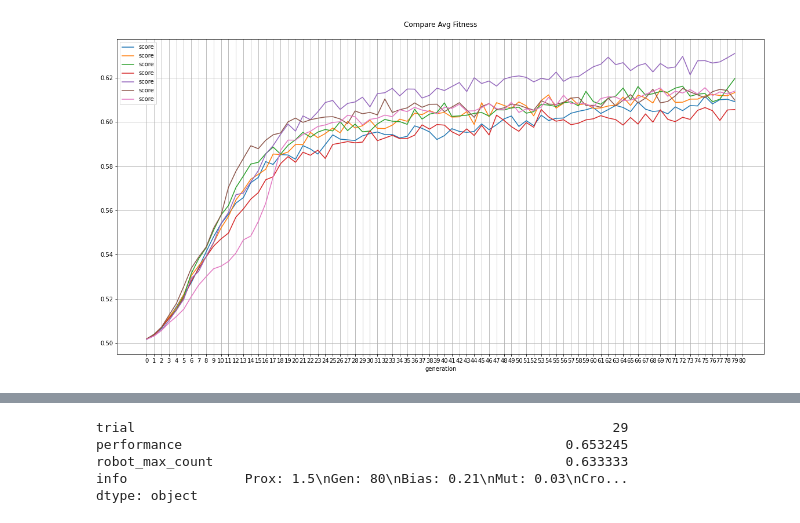
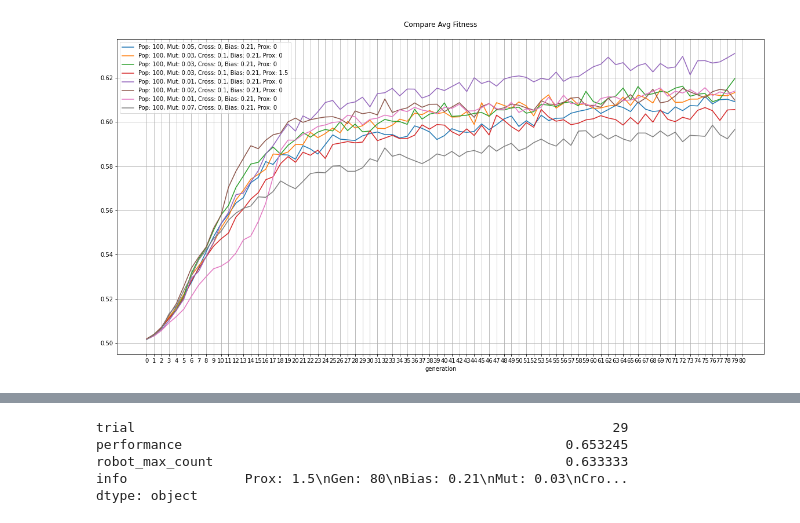
Before and after one commit to petretiandrea/progetto-robotici, a Jupyter notebook: robotics-viz/visualization.ipynb, the cells around one changed output, grey strips where cells are left out. Saved outputs shown, nothing was run; the diff lists cells and outputs as text; code cells hidden in the pictures.

```diff
--- a/robotics-viz/visualization.ipynb
+++ b/robotics-viz/visualization.ipynb
@@ -23,6 +23,10 @@ def extract_title(filename):
   info = extract_info(filename)
   title = "Population: %s, Generations %s, Mutation: %s, Cross: %s, Bias: %s, Proximity: %s, Trial %s" % (info['population'], info['generations'], info['mutation'], info['crossover'], info['bias'], info['proximity'], info['trials'])
   return title
+# %%
+def extract_info_str(filename):
+    info = extract_info(filename)
+    return "Pop: %s, Mut: %s, Cross: %s, Bias: %s, Prox: %s" % (info['population'], info['mutation'], info['crossover'], info['bias'], info['proximity'])
 # %%
 def plot_performance(basename, generation=-1, outliers=True, figsize=(22,10)):
   data = pd.read_csv(basename + ".csv", ";");
@@ -91,21 +110,26 @@ def avg_fitness(evolve_basename,figsize=(20,10), ax=None):
 # %%
 def compare_avg_fitness(*evolves, figsize=(20,10)):
     fig, ax = plt.subplots(figsize=figsize)
+    legend_labels = []
     for basename in evolves:
         data = pd.read_csv(basename + ".csv", ";")
         data = data.drop(['bn', 'genome'], axis=1)
         avg = data.groupby(['generation']).mean()
         avg.plot(ax=ax)
+        legend_labels.append(extract_info_str(basename))
     ax.set_title("Compare Avg Fitness\n ")
     ax.grid()
     ax.set_xticks(np.arange(0, 81, step=1))
+    ax.legend(labels=legend_labels)
 # %%
 compare_avg_fitness("performance/archivied/evolve_12-03_19-06_nodes50_k3_p100_g80_pM0.05_pC0_el5_bias0.21_prox0_trials3",
            "performance/archivied/evolve_12-02_21-56_nodes50_k3_p100_g80_pM0.03_pC0.1_el5_bias0.21_prox0_trials3",
            "performance/archivied/evolve_12-03_07-48_nodes50_k3_p100_g80_pM0.03_pC0_el5_bias0.21_prox0_trials3",
            "performance/archivied/evolve_12-03_21-18_nodes50_k3_p100_g80_pM0.03_pC0.1_el5_bias0.21_prox1.5_trials3",
           "performance/archivied/evolve_12-04_04-16_nodes50_k3_p100_g80_pM0.01_pC0.1_el5_bias0.21_prox0_trials3",
           "performance/archivied/evolve_12-03_23-30_nodes50_k3_p100_g80_pM0.02_pC0.1_el5_bias0.21_prox0_trials3",
-                   "performance/evolve_12-04_18-37_nodes50_k3_p100_g80_pM0.01_pC0_el5_bias0.21_prox0_trials3")
+                   "performance/archivied/evolve_12-04_18-37_nodes50_k3_p100_g80_pM0.01_pC0_el5_bias0.21_prox0_trials3",
+                   "performance/archivied/evolve_12-05_17-57_nodes50_k3_p100_g80_pM0.07_pC0_el5_bias0.21_prox0_trials3",
+                   )
 # %% [output]
-[figure, old version]
+[figure, new version]
```
Also changed, not shown: parts of 9 cells of this notebook, 5 other files.
